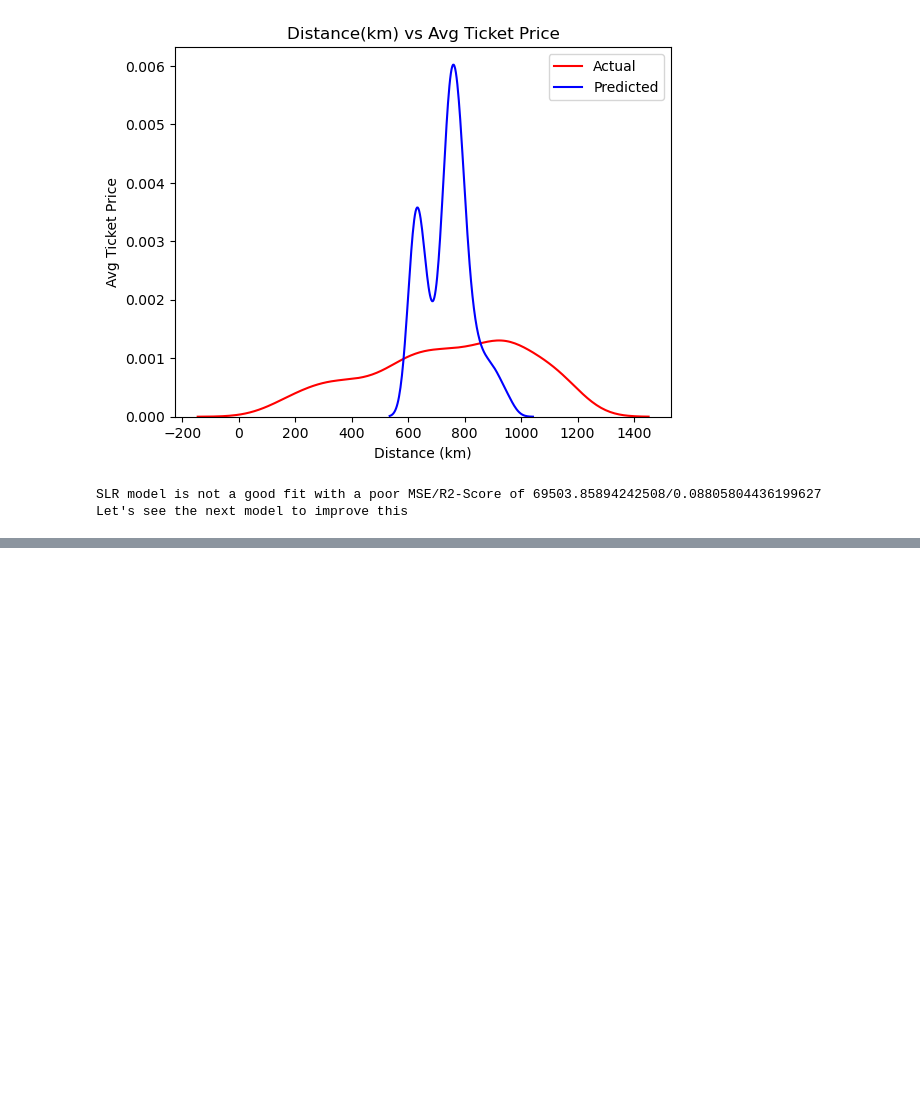
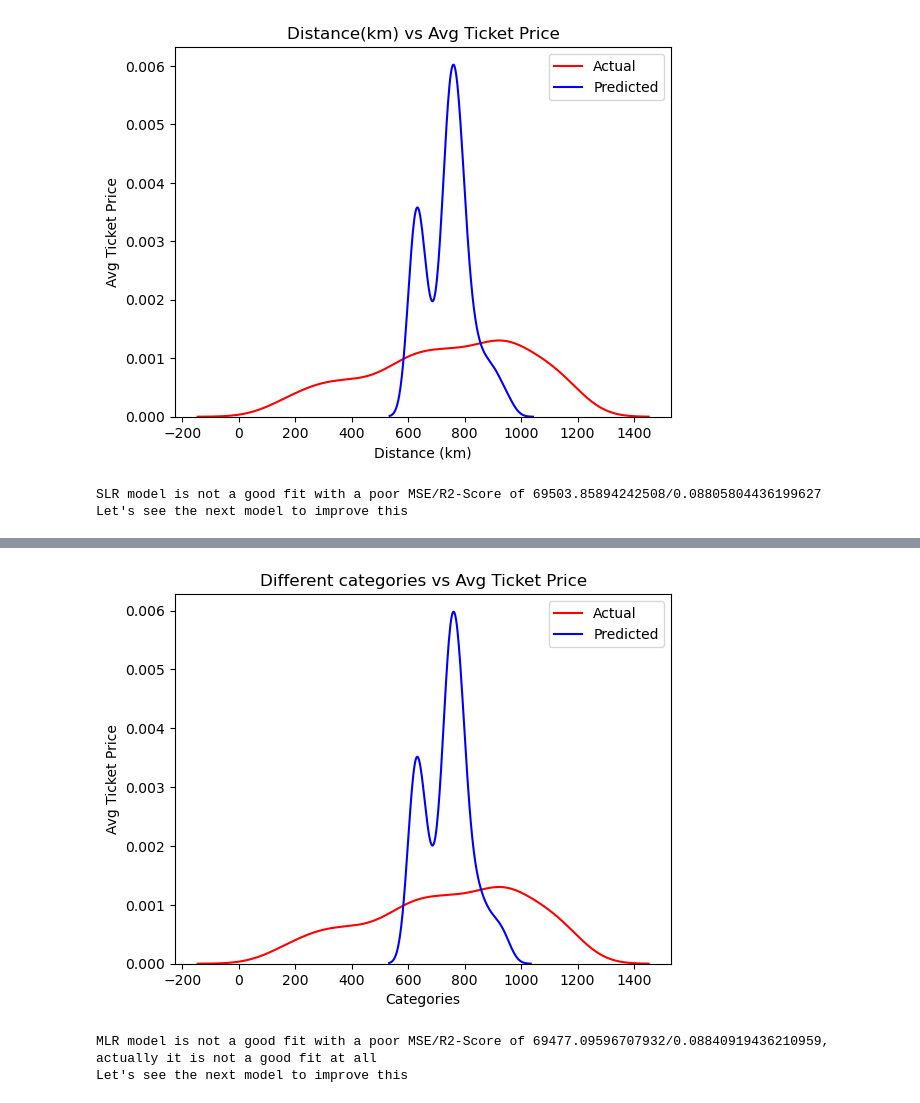
Before and after one commit to isaacchook/datascience, a Jupyter notebook: linear_regression.ipynb, the cells around one changed output, grey strips where cells are left out. Saved outputs shown, nothing was run; the diff lists cells and outputs as text; code cells hidden in the pictures; blank space fills up the shorter version.

```diff
--- a/linear_regression.ipynb
+++ b/linear_regression.ipynb
@@ -102,0 +105,7 @@ Let's see the next model to improve this
+# %%
+#I can only find 1 extra feature which might affect the price, and it is the flight time. Maybe this dataset is not a good example yet
+#Check data first
+#df.info()
+#I want to convert flight time minute to float64.
+df['FlightTimeMin'] = df['FlightTimeMin'].str.replace(',','').astype(float)
+df.info()
@@ -102,0 +130,40 @@ Let's see the next model to improve this
+# %%
+#Start multiple linear regression
+mlr = LinearRegression()
+
+X_mlr = df[['DistanceKilometers', 'FlightTimeMin']]
+Y_mlr = Y
+
+#fit the model
+mlr.fit(X_mlr,Y_mlr)
+
+#predict
+Yhat_mlr = mlr.predict(X_mlr)
+# %%
+#plot the dist graph
+
+actual_plot_mlr = sns.distplot(Y_mlr, hist=False, color='r', label='Actual Ticket Price')
+
+sns.distplot(Yhat_mlr, hist=False, color='b', label='Predicted Ticket Price', ax=actual_plot_mlr)
+
+plt.title("Different categories vs Avg Ticket Price")
+plt.xlabel("Categories")
+plt.ylabel("Avg Ticket Price")
+
+plt.legend(['Actual', 'Predicted'])
+plt.show()
+# %% [output]
+[figure, added]
+# %%
+#The graph enabled me to learn that distance has little effect on the price. Let's see their correlation
+mse = mean_squared_error(Y,Yhat_mlr)
+r2 = r2_score(Y,Yhat_mlr)
+
+if (r2 < 0.10 and mse < 100000):
+    print(f'MLR model is not a good fit with a poor MSE/R2-Score of {mse}/{r2}, actually it is not a good fit at all')
+    print('Let\'s see the next model to improve this')
+else:
+    print(f'MLR model is a good fit. MSE/R2-Score = {mse}/{r2}')
+# %% [output]
+MLR model is not a good fit with a poor MSE/R2-Score of 69477.09596707932/0.08840919436210959, actually it is not a good fit at all
+Let's see the next model to improve this
```
Also changed, not shown: parts of 2 cells of this notebook.
